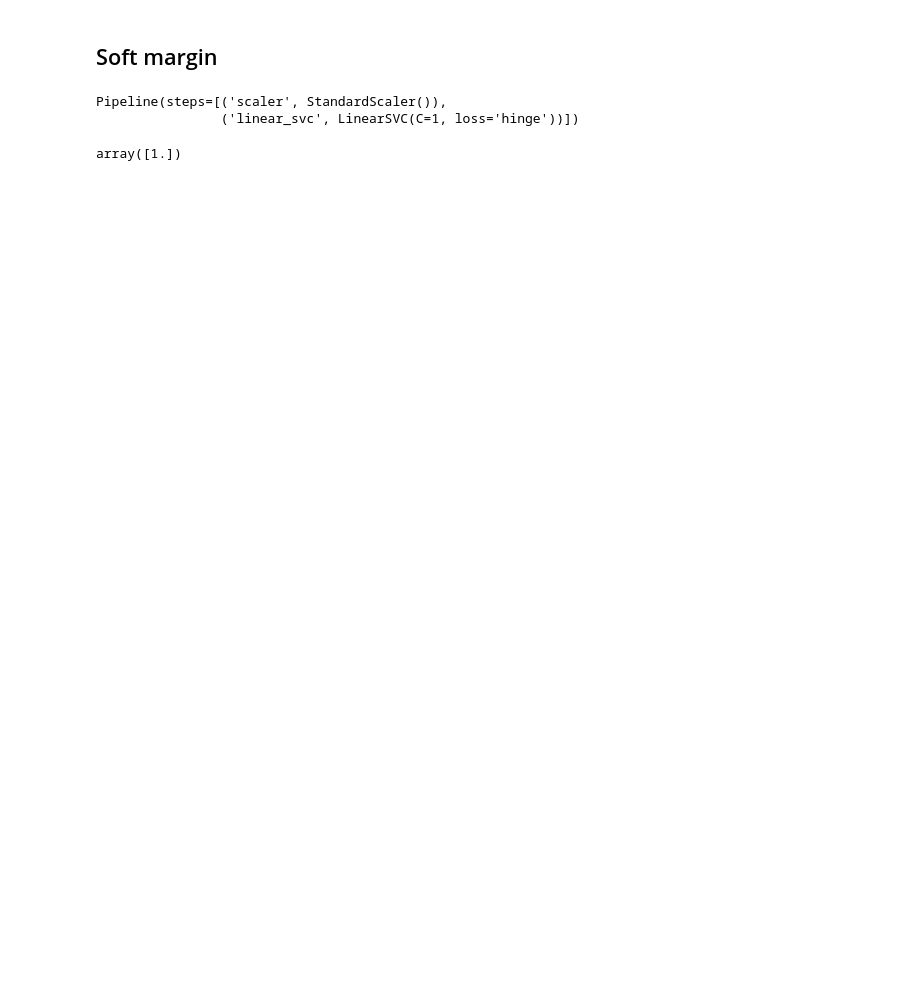
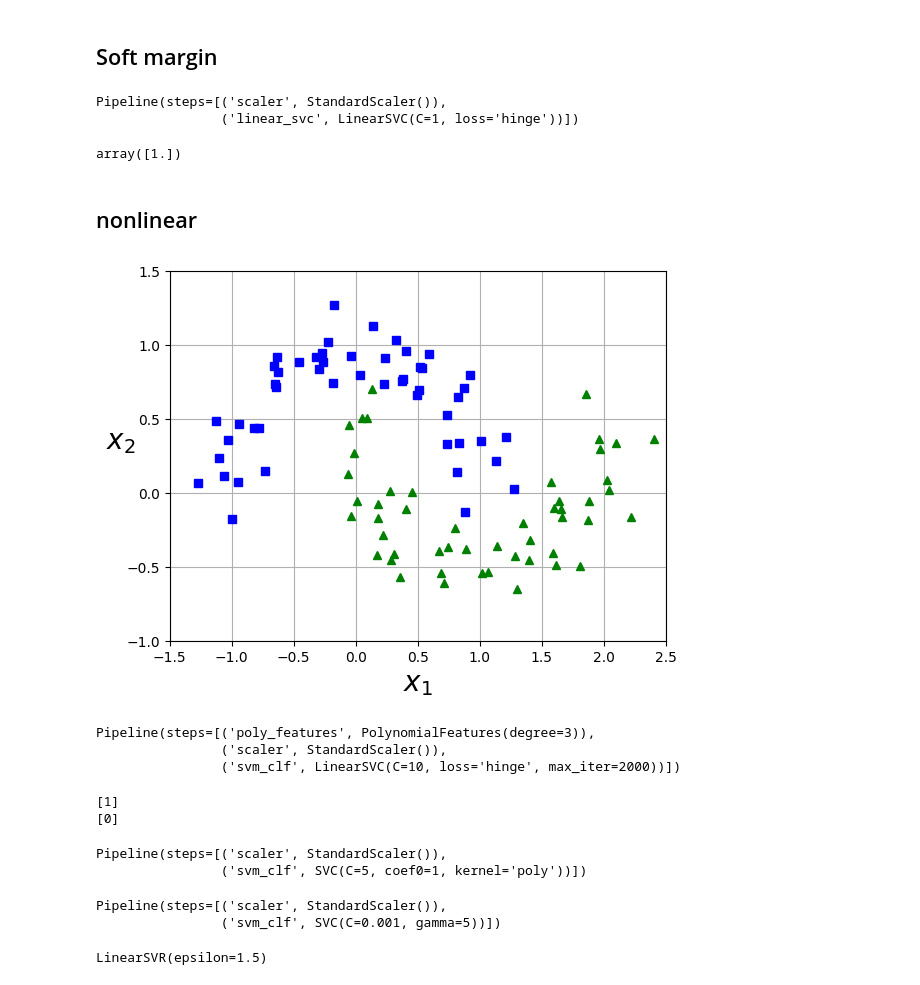
Before and after one commit to Sisyphus117/handson-ml2-labs, a Jupyter notebook: SVM.ipynb, the cells around one changed output. Cells and saved outputs as stored; diff of their text form; code cells hidden in the pictures; blank space fills up the shorter version.

```diff
--- a/SVM.ipynb
+++ b/SVM.ipynb
@@ -27,3 +29,79 @@ Pipeline(steps=[('scaler', StandardScaler()),
 svm_clf.predict([[5.5, 1.7]])
 # %% [output]
 array([1.])
+# %% [markdown]
+## nonlinear
+# %%
+from sklearn.datasets import make_moons
+
+
+X, y = make_moons(n_samples=100, noise=0.15, random_state=42)
+
+
+def plot_dataset(X, y, axes):
+    plt.plot(X[:, 0][y == 0], X[:, 1][y == 0], "bs")
+    plt.plot(X[:, 0][y == 1], X[:, 1][y == 1], "g^")
+    plt.axis(axes)
+    plt.grid(True, which="both")
+    plt.xlabel(r"$x_1$", fontsize=20)
+    plt.ylabel(r"$x_2$", fontsize=20, rotation=0)
+
+
+plot_dataset(X, y, [-1.5, 2.5, -1, 1.5])
+plt.show()
+# %% [output]
+[figure, added]
+# %%
+from sklearn.preprocessing import PolynomialFeatures
+
+
+polynomial_svm_clf = Pipeline(
+    [
+        ("poly_features", PolynomialFeatures(degree=3)),
+        ("scaler", StandardScaler()),
+        ("svm_clf", LinearSVC(C=10, loss="hinge", max_iter=2000)),
+    ]
+)
+
+polynomial_svm_clf.fit(X, y)
+# %% [output]
+Pipeline(steps=[('poly_features', PolynomialFeatures(degree=3)),
+                ('scaler', StandardScaler()),
+                ('svm_clf', LinearSVC(C=10, loss='hinge', max_iter=2000))])
+# %%
+print(polynomial_svm_clf.predict([[0.4, 0.1]]))
+print(polynomial_svm_clf.predict([[-0.4, 1.5]]))
+# %% [output]
+[1]
+[0]
+# %%
+from sklearn import pipeline
+from sklearn.svm import SVC
+
+
+poly_kernel_svm_clf = Pipeline(
+    [
+        ("scaler", StandardScaler()),
+        ("svm_clf", SVC(kernel="poly", degree=3, coef0=1, C=5)),
+    ]
+)
+poly_kernel_svm_clf.fit(X, y)
+# %% [output]
+Pipeline(steps=[('scaler', StandardScaler()),
+                ('svm_clf', SVC(C=5, coef0=1, kernel='poly'))])
+# %%
+rbf_kernel_svm_clf = Pipeline(
+    [("scaler", StandardScaler()), ("svm_clf", SVC(kernel="rbf", gamma=5, C=0.001))]
+)
+rbf_kernel_svm_clf.fit(X, y)
+# %% [output]
+Pipeline(steps=[('scaler', StandardScaler()),
+                ('svm_clf', SVC(C=0.001, gamma=5))])
+# %%
+from sklearn.svm import LinearSVR
+
+
+svm_reg = LinearSVR(epsilon=1.5)
+svm_reg.fit(X, y)
+# %% [output]
+LinearSVR(epsilon=1.5)
```
Also changed, not shown: parts of 2 cells of this notebook, 6 other files.
